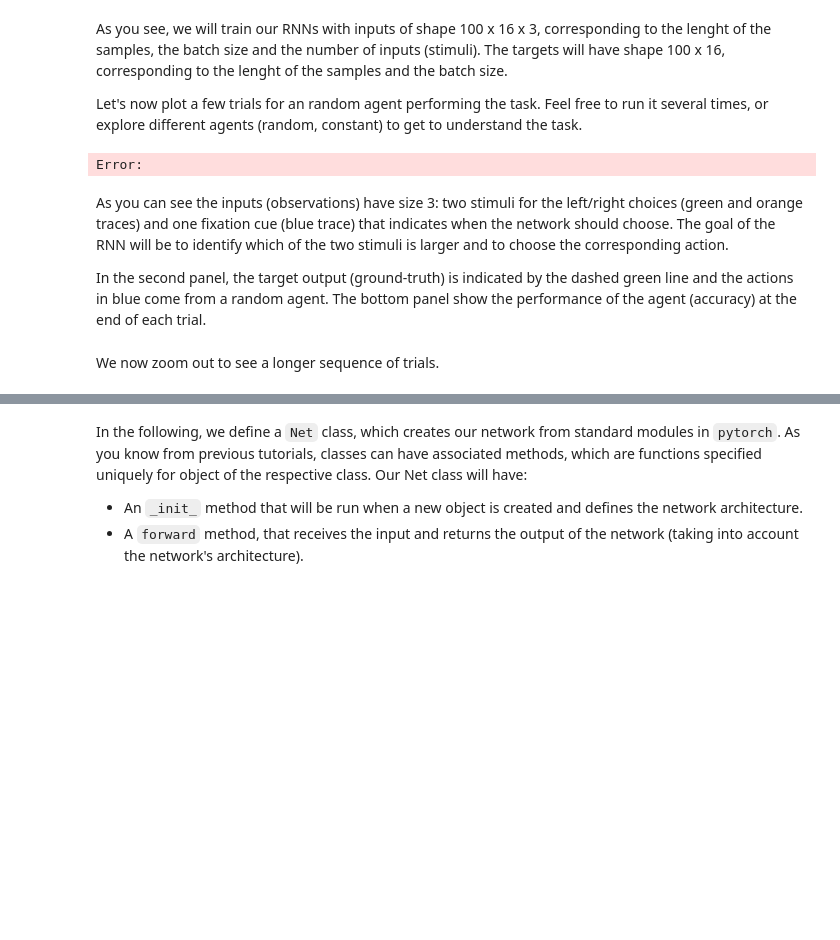
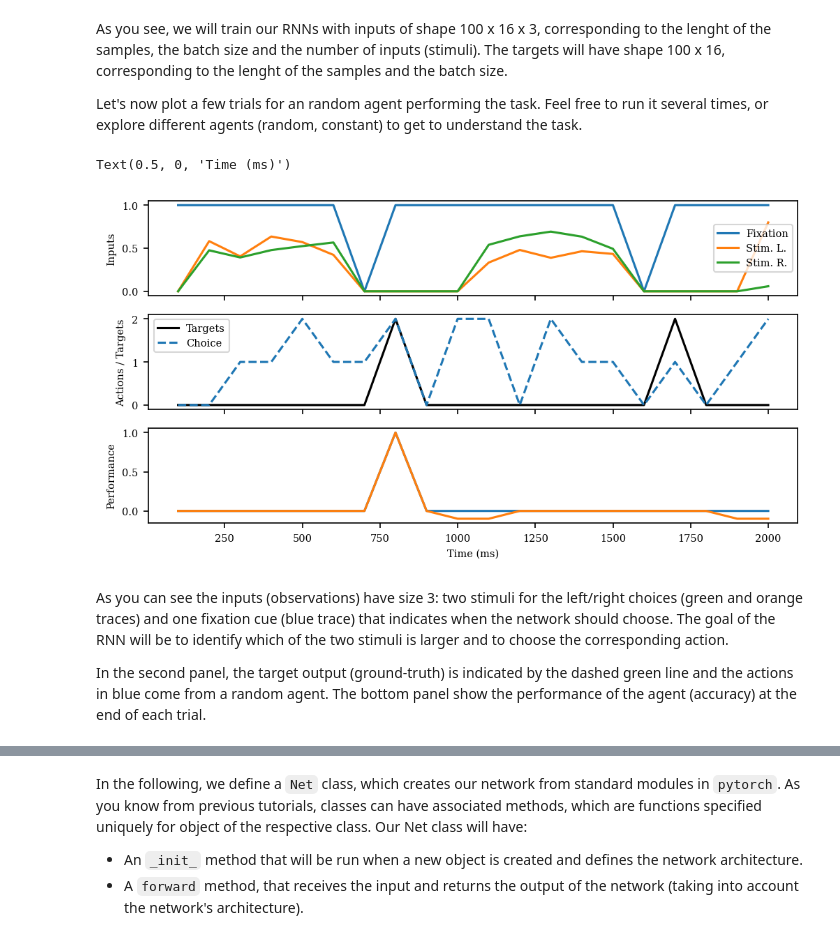
Before and after one commit to bambschool/BAMB2023, a Jupyter notebook: 4-recurrent_neural_networks/tutorial_4_RNNs-solutions.ipynb, the cells around one changed output, grey strips where cells are left out. Saved outputs shown, nothing was run; the diff lists cells and outputs as text; code cells hidden in the pictures; blank space fills up the shorter version.

Commit message:
move functions to ops, plot behavior of trained network

```diff
--- a/4-recurrent_neural_networks/tutorial_4_RNNs-solutions.ipynb
+++ b/4-recurrent_neural_networks/tutorial_4_RNNs-solutions.ipynb
@@ -136,7 +136,7 @@ device = 'cuda' if torch.cuda.is_available() else 'cpu'
 # Set up config:
 training_kwargs = {'dt': 100,
                    'lr': 1e-2,
-                   'n_epochs': 2000,
+                   'n_epochs': 8000,
                    'batch_size': 16,
                    'seq_len': 100}
 # %% [markdown]
@@ -190,55 +206,34 @@ Let's now plot a few trials for an random agent performing the task. Feel free t
 # %%
 # INSTRUCTION 0. Play with the task (run it several times, try random and constant agents) to see how it works.
 mpl.rcParams['font.family'] = ['DejaVu Serif']
 num_steps = 2000
 inputs = []
 actions = []
 gt = []
 perf = []
 reward = []
 correct_choice = []
+block = []
 trial_count = 0
 for stp in range(int(num_steps)):
     action = env.action_space.sample() # sample a random action from the action space
     # You can also try to set the action to one constant value, e.g. action = 1
     ob, rew, done, info = env.step(action)
     inputs.append(ob)
     actions.append(action)
     reward.append(rew)
     gt.append(info['gt'])
     if info['new_trial']:
         perf.append(info['performance'])
         correct_choice.append(info['gt'])
+        block.append(env.curr_block)
     else:
         perf.append(0)
-
-inputs = np.array(inputs)
-actions = np.array(actions)
-gt = np.array(gt)
-perf = np.array(perf)
-reward = np.array(reward)
-# Plot first 40 steps
-num_steps = 20
-f, ax = plt.subplots(ncols=1, nrows=3, figsize=(8, 4), dpi=150, sharex=True)
-
-ax[0].plot(np.arange(1, num_steps+1)*env_kwargs['dt'], inputs[:num_steps, 0], label='Fixation')
-ax[0].plot(np.arange(1, num_steps+1)*env_kwargs['dt'], inputs[:num_steps, 1], label='Stim. L.')
-ax[0].plot(np.arange(1, num_steps+1)*env_kwargs['dt'], inputs[:num_steps, 2], label='Stim. R.')
-ax[0].set_ylabel('Inputs')
-ax[0].legend()
-ax[1].plot(np.arange(1, num_steps+1)*env_kwargs['dt'], gt[:num_steps], label='Targets', color='k')
-ax[1].plot(np.arange(1, num_steps+1)*env_kwargs['dt'], actions[:num_steps], label='Choice', linestyle='--')
-ax[1].set_ylabel('Actions / Targets')
-ax[1].legend()
-ax[2].plot(np.arange(1, num_steps+1)*env_kwargs['dt'], perf[:num_steps], label='Accuracy')
-ax[2].plot(np.arange(1, num_steps+1)*env_kwargs['dt'], reward[:num_steps], label='reward')
-ax[2].set_ylabel('Performance')
-ax[2].set_xlabel('Time (ms)')
+ops.plot_trials_timesteps(inputs=inputs, actions=actions, gt=gt, perf=perf, reward=reward, correct_choice=correct_choice, block=block)
 # %% [output]
-Error:
+Text(0.5, 0, 'Time (ms)')
+[figure, added]
 # %% [markdown]
 As you can see the inputs (observations) have size 3: two stimuli for the left/right choices (green and orange traces) and one fixation cue (blue trace) that indicates when the network should choose. The goal of the RNN will be to identify which of the two stimuli is larger and to choose the corresponding action.
 
 In the second panel, the target output (ground-truth) is indicated by the dashed green line and the actions in blue come from a random agent. The bottom panel show the performance of the agent (accuracy) at the end of each trial.
-# %% [markdown]
-We now zoom out to see a longer sequence of trials.
```
Also changed, not shown: parts of 30 cells of this notebook, 1 other file.
